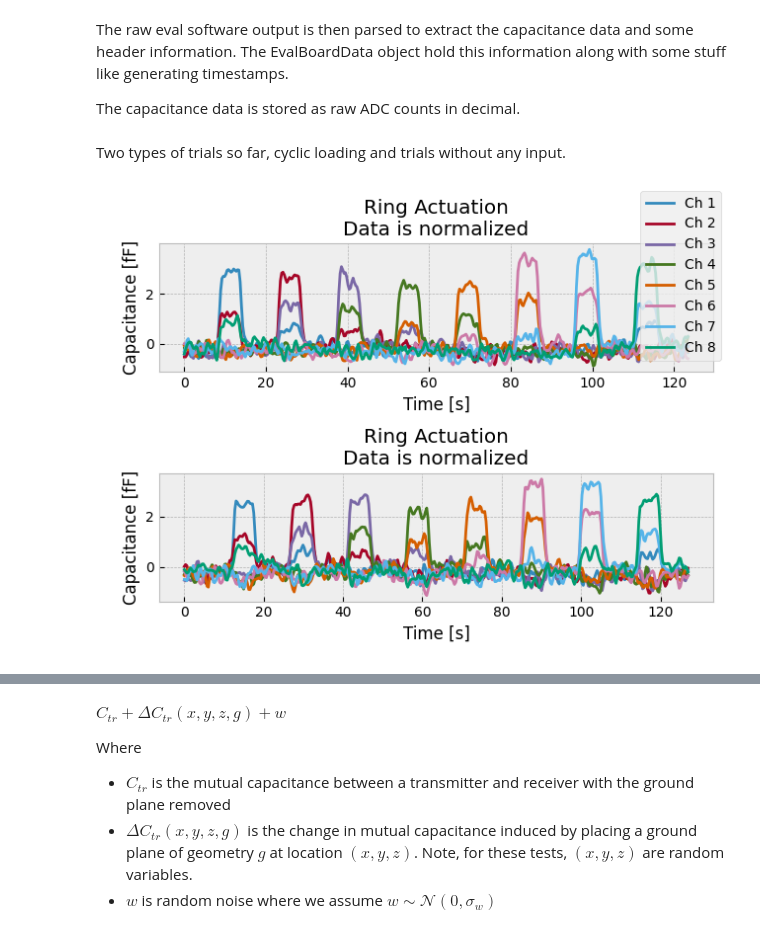
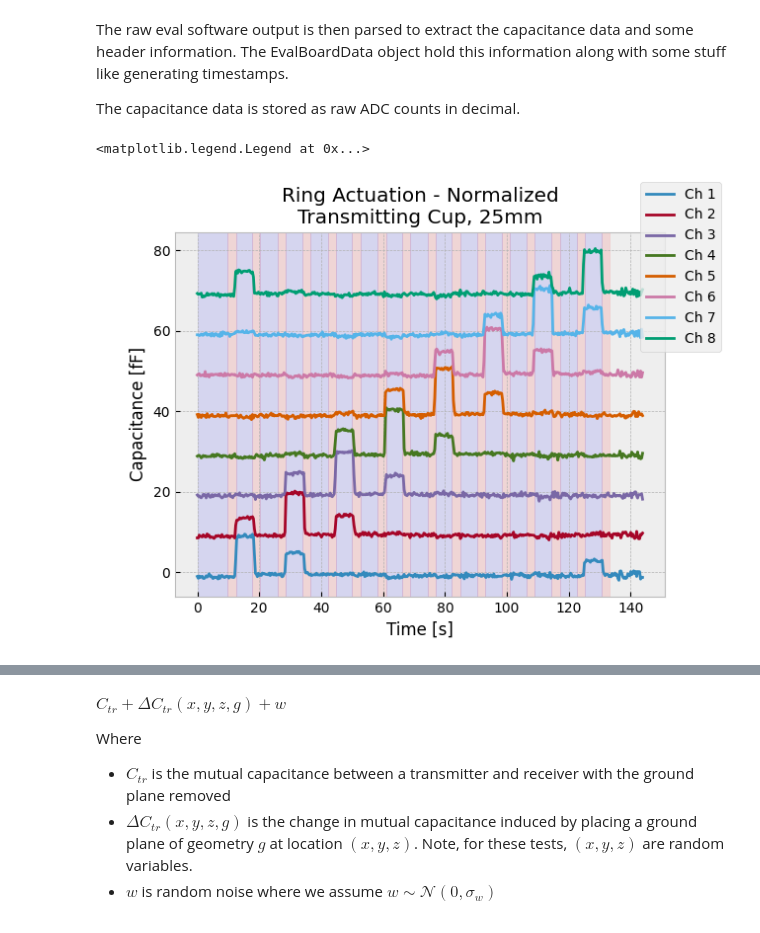
Before and after one commit to aechoi/smart-suction, a Jupyter notebook: src/capcup/test_electrode_cup.ipynb, the cells around one changed output, grey strips where cells are left out. Drawn from its saved outputs; the diff is of its cells as text; code cells hidden in the pictures.

```diff
--- a/src/capcup/test_electrode_cup.ipynb
+++ b/src/capcup/test_electrode_cup.ipynb
@@ -47,40 +47,30 @@ The raw eval software output is then parsed to extract the capacitance data and
 
 The capacitance data is stored as raw ADC counts in decimal.
 # %%
-data_directory = os.path.join(os.getcwd(), "data", "cup_electrode")
+data_directory = os.path.join(os.getcwd(), "data", "cup_electrode_GT")
 trial_data = sdf.format_folder(data_directory)
 
-base_trials = []
-whisker_trials = []
-for trial in trial_data[1:]:
-    # if len(trial.cap_counts) > 4000:
-    #     trial.cap_counts = trial.cap_counts[:4000]
-    #     trial.time = trial.time[:4000]
-
-    base_trials.append(trial)
+# filter out any trials that you don't want to analyze
+selected_trials = []
+for trial in trial_data:
+    selected_trials.append(trial)
 # %%
 def count2ff(counts):
     """24bit resolution measuring +/- 4.096 pF"""
     zero = 2**23
     return (counts - zero)*(4096/zero)
-# %% [markdown]
-Two types of trials so far, cyclic loading and trials without any input.
 # %%
-fig, axs = plt.subplots(2)
+fig, ax = plt.subplots()
+ax.plot(trial.time, trial.normalize(count2ff(trial.cap_counts)) + np.arange(8)*10)
+for start, end in zip(trial.actuation_starts, trial.actuation_ends):
+    ax.axvspan(trial.time[start], trial.time[end], color='red', alpha=0.1)
+for start, end in zip(trial.segment_starts, trial.segment_ends):
+    ax.axvspan(trial.time[start], trial.time[end], color='blue', alpha=0.1)
 
-for ax, trial in zip(axs, base_trials):
-    ax.plot(trial.time, nd.gaussian_filter1d(trial.normalize(count2ff(trial.cap_counts)), 1, axis=0))
-    # ax.plot(trial.time, trial.normalize(count2ff(trial.cap_counts)))
-    # axs.plot(trial.time, count2ff(trial.cap_counts))
-    # axs.plot(count2ff(trial.cap_counts))
-    ax.set_xlabel("Time [s]")
-    ax.set_ylabel("Capacitance [fF]")
-    ax.set_title("Ring Actuation\nData is normalized")
-
+ax.set_xlabel("Time [s]")
+ax.set_ylabel("Capacitance [fF]")
+ax.set_title("Ring Actuation - Normalized\nTransmitting Cup, 25mm")
 fig.legend("Ch " + (1 + np.arange(8)).astype(str))
-
-
-
-plt.tight_layout()
 # %% [output]
+<matplotlib.legend.Legend at 0x...>
-[figure, old version]
+[figure, new version]
```
Also changed, not shown: parts of 4 cells of this notebook, 9 other files.
